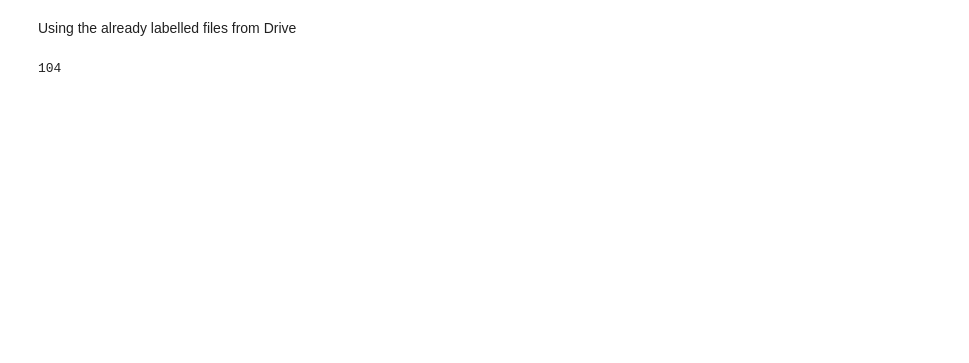
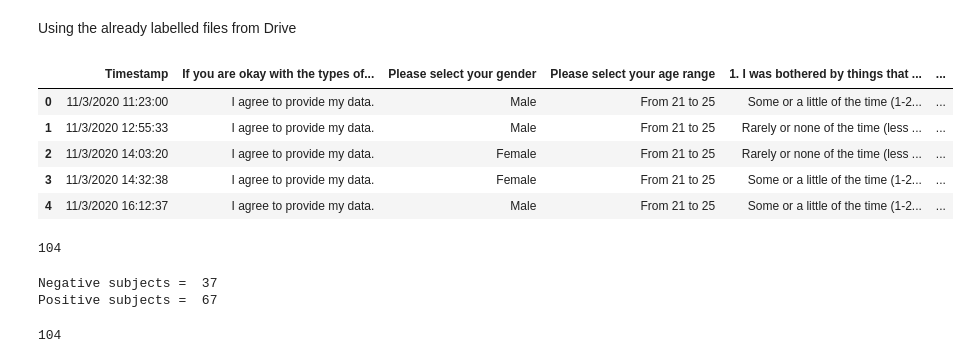
Before and after one commit to afahad0149/MindSeer, a Jupyter notebook: FB_json_parsing.ipynb, the cells around one changed output. Saved outputs shown, nothing was run; the diff lists cells and outputs as text; code cells hidden in the pictures; blank space fills up the shorter version.

Commit message:
Updated FB data parsing

```diff
--- a/FB_json_parsing.ipynb
+++ b/FB_json_parsing.ipynb
@@ -14,2 +13,12 @@ Mounted at /content/drive
 # %% [markdown]
 Using the already labelled files from Drive
+# %%
+df = pd.read_csv('/content/drive/MyDrive/Research stuff/Final Year Design Project/Survey and collected data/Total MindSeer_Data_Collection (Responses) - Form Responses 1.csv')
+df.head()
+# %% [output]
+|  | Timestamp | If you are okay with the types of... | Please select your gender | Please select your age range | 1. I was bothered by things that ... | ... |
+| 0 | 11/3/2020 11:23:00 | I agree to provide my data. | Male | From 21 to 25 | Some or a little of the time (1-2... | ... |
+| 1 | 11/3/2020 12:55:33 | I agree to provide my data. | Male | From 21 to 25 | Rarely or none of the time (less ... | ... |
+| 2 | 11/3/2020 14:03:20 | I agree to provide my data. | Female | From 21 to 25 | Rarely or none of the time (less ... | ... |
+| 3 | 11/3/2020 14:32:38 | I agree to provide my data. | Female | From 21 to 25 | Some or a little of the time (1-2... | ... |
+| 4 | 11/3/2020 16:12:37 | I agree to provide my data. | Male | From 21 to 25 | Some or a little of the time (1-2... | ... |
@@ -16,3 +60,21 @@ Using the already labelled files from Drive
+# %%
+len(Class)
+# %% [output]
+104
+# %%
+negative_class = []
+positive_class = []
+for i in range(len(Class)):
+    if Class[i] == 0:
+        negative_class.append(i)
+    else:
+        positive_class.append(i)
+
+print("Negative subjects = ", len(negative_class))
+print("Positive subjects = ", len(positive_class))
+# %% [output]
+Negative subjects =  37
+Positive subjects =  67
 # %%
 root_path = '/content/drive/MyDrive/Research stuff/Final Year Design Project/Survey and collected data/mindseer_data/'
 
```
Also changed, not shown: parts of 25 cells of this notebook, 1 other file.
